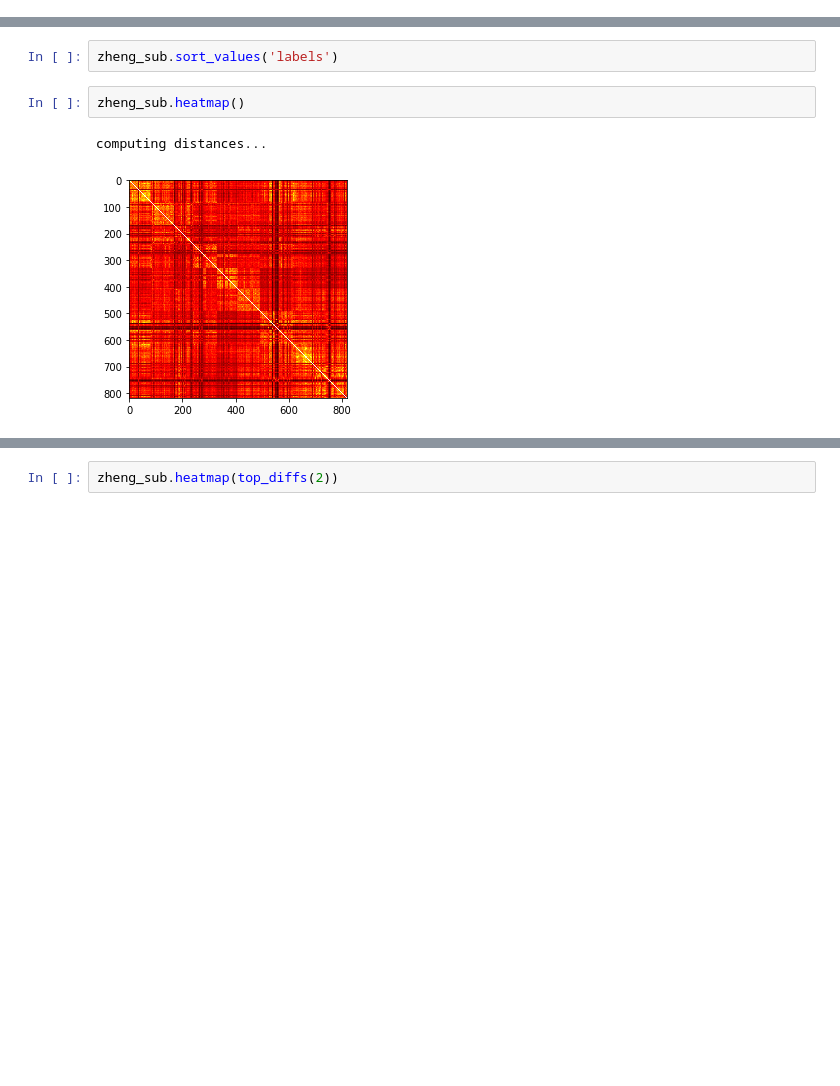
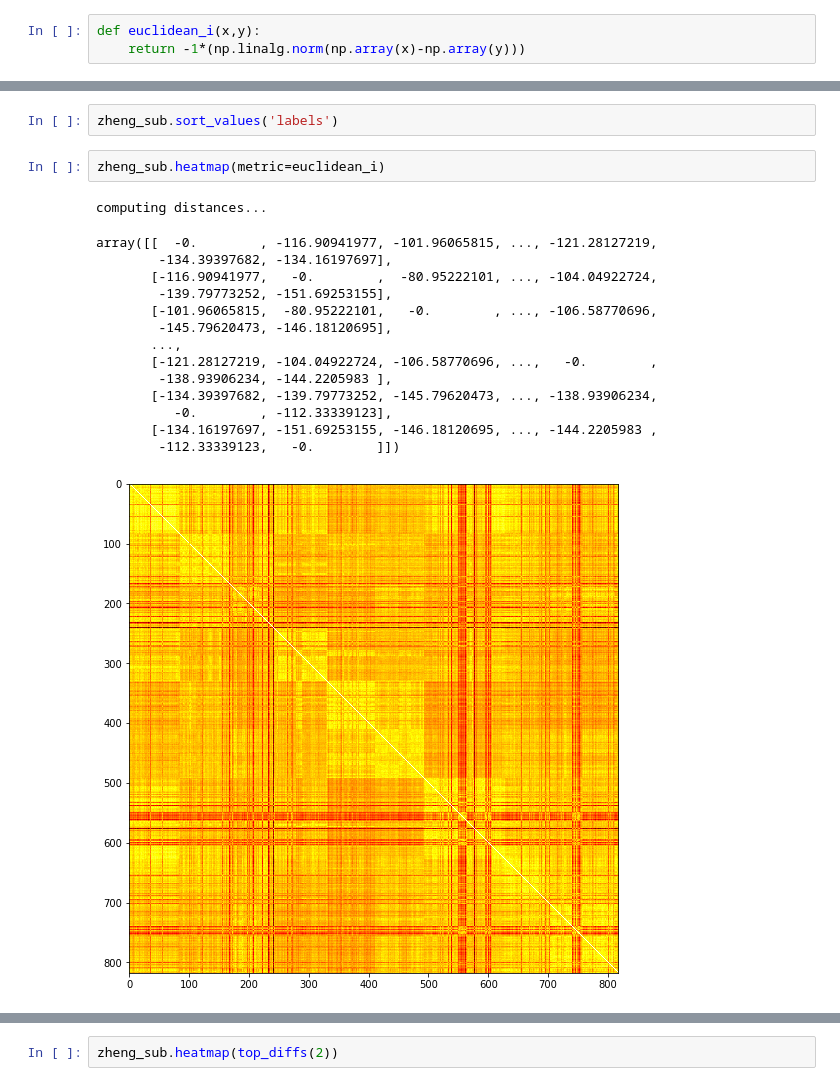
Before and after one commit to bendemeo/ample, a Jupyter notebook: norm_clusterings.ipynb, the cells around one changed output, grey strips where cells are left out. Saved outputs shown, nothing was run; the diff lists cells and outputs as text; blank space fills up the shorter version.

```diff
--- a/norm_clusterings.ipynb
+++ b/norm_clusterings.ipynb
@@ -65,0 +69,3 @@ def spearman(x,y):
+# %%
+def euclidean_i(x,y):
+    return -1*(np.linalg.norm(np.array(x)-np.array(y)))
@@ -76,7 +86,20 @@ zheng_sub = zheng.subset('patients','P1116')
 # %%
 zheng_sub.sort_values('labels')
 # %%
-zheng_sub.heatmap()
+zheng_sub.heatmap(metric=euclidean_i)
 # %% [output]
 computing distances...
+array([[  -0.        , -116.90941977, -101.96065815, ..., -121.28127219,
+        -134.39397682, -134.16197697],
+       [-116.90941977,   -0.        ,  -80.95222101, ..., -104.04922724,
+        -139.79773252, -151.69253155],
+       [-101.96065815,  -80.95222101,   -0.        , ..., -106.58770696,
+        -145.79620473, -146.18120695],
+       ...,
+       [-121.28127219, -104.04922724, -106.58770696, ...,   -0.        ,
+        -138.93906234, -144.2205983 ],
+       [-134.39397682, -139.79773252, -145.79620473, ..., -138.93906234,
+          -0.        , -112.33339123],
+       [-134.16197697, -151.69253155, -146.18120695, ..., -144.2205983 ,
+        -112.33339123,   -0.        ]])
-[figure, old version]
+[figure, new version]
```
Also changed, not shown: parts of 9 cells of this notebook, 6 other files.
